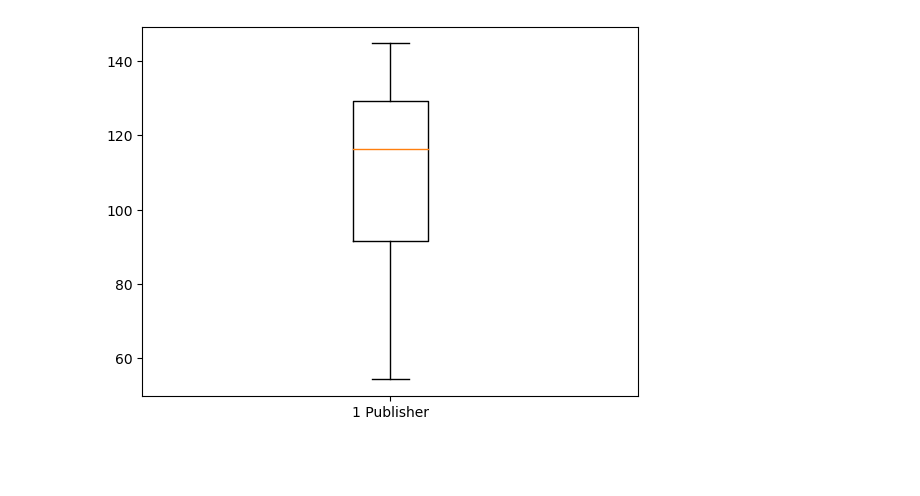
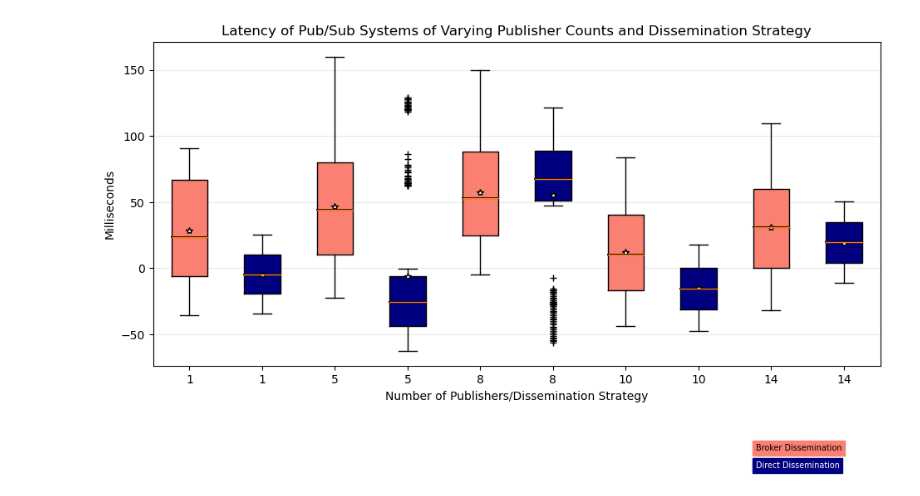
Before and after one commit to dmopsick/cs-6381, a Jupyter notebook: Assignment1/Generate_Graphs.ipynb, the cells around one changed output. Drawn from its saved outputs; the diff is of its cells as text; code cells hidden in the pictures; blank space fills up the shorter version.

```diff
--- a/Assignment1/Generate_Graphs.ipynb
+++ b/Assignment1/Generate_Graphs.ipynb
@@ -19,9 +32,5 @@ broker_5pub_df.head()
-# %%
-# Build X axis labels
-labels = ['1 Publisher' ] # , '5 Publishers', '8 Publsihers', '10 Publishers', '14 Publishers']
-
-plt.boxplot(broker_5pub_df['latency'], labels=labels)
-
-plt.show()
-# %% [output]
-[figure, removed]
+# %%
+# Build the list of latency values
+latencyList = [broker_1pub_df['latency'], direct_1pub_df['latency'], broker_5pub_df['latency'], direct_5pub_df['latency'],
+              broker_8pub_df['latency'], direct_8pub_df['latency'], broker_10pub_df['latency'], direct_10pub_df['latency'],
+              broker_14pub_df['latency'], direct_14pub_df['latency']]
@@ -27,0 +39,61 @@ plt.show()
+# %%
+# Build X axis labels
+# LOGIC TAKEN FROM https://matplotlib.org/stable/gallery/statistics/boxplot_demo.html
+labels = ['1', '1', '5', '5', '8', '8', '10', '10', '14', '14']
+
+fig, ax1 = plt.subplots(figsize=(10, 6))
+fig.canvas.manager.set_window_title('A Boxplot Example')
+fig.subplots_adjust(left=0.075, right=0.95, top=0.9, bottom=0.25)
+
+bp = ax1.boxplot(latencyList, notch=False, sym='+', vert=True, whis=1.5, labels=labels)
+plt.setp(bp['boxes'], color='black')
+plt.setp(bp['whiskers'], color='black')
+plt.setp(bp['fliers'], color='red', marker='+')
+
+ax1.yaxis.grid(True, linestyle='-', which='major', color='lightgrey',
+               alpha=0.5)
+
+ax1.set(
+    axisbelow=True,  # Hide the grid behind plot objects
+    title='Latency of Pub/Sub Systems of Varying Publisher Counts and Dissemination Strategy',
+    xlabel='Number of Publishers/Dissemination Strategy',
+    ylabel='Milliseconds',
+)
+
+box_colors = ['salmon', 'navy']
+num_boxes = len(latencyList)
+medians = np.empty(num_boxes)
+for i in range(num_boxes):
+    box = bp['boxes'][i]
+    box_x = []
+    box_y = []
+    for j in range(5):
+        box_x.append(box.get_xdata()[j])
+        box_y.append(box.get_ydata()[j])
+    box_coords = np.column_stack([box_x, box_y])
+    # Alternate between Dark Khaki and Royal Blue
+    ax1.add_patch(Polygon(box_coords, facecolor=box_colors[i % 2]))
+    # Now draw the median lines back over what we just filled in
+    med = bp['medians'][i]
+    median_x = []
+    median_y = []
+    for j in range(2):
+        median_x.append(med.get_xdata()[j])
+        median_y.append(med.get_ydata()[j])
+        ax1.plot(median_x, median_y, 'k')
+    medians[i] = median_y[0]
+    # Finally, overplot the sample averages, with horizontal alignment
+    # in the center of each box
+    ax1.plot(np.average(med.get_xdata()), np.average(latencyList[i]),
+             color='w', marker='*', markeredgecolor='k')
+
+fig.text(0.80, 0.08, 'Broker Dissemination',
+         backgroundcolor=box_colors[0], color='black', weight='roman',
+         size='x-small')
+fig.text(0.80, 0.045, 'Direct Dissemination',
+         backgroundcolor=box_colors[1],
+         color='white', weight='roman', size='x-small')
+
+plt.show()
+# %% [output]
+[figure, added]
```
Also changed, not shown: parts of 6 cells of this notebook, 6 other files.
